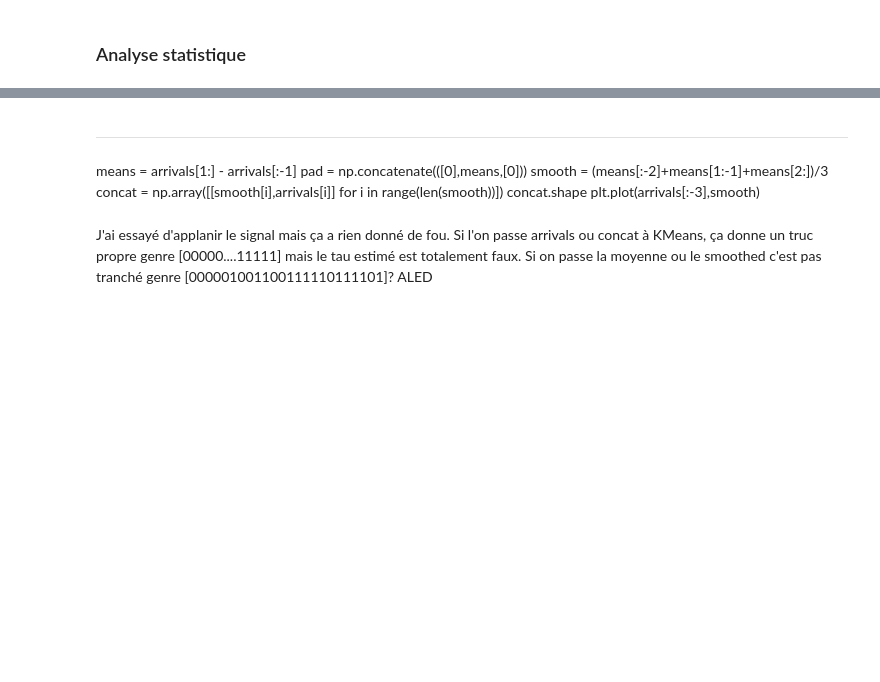
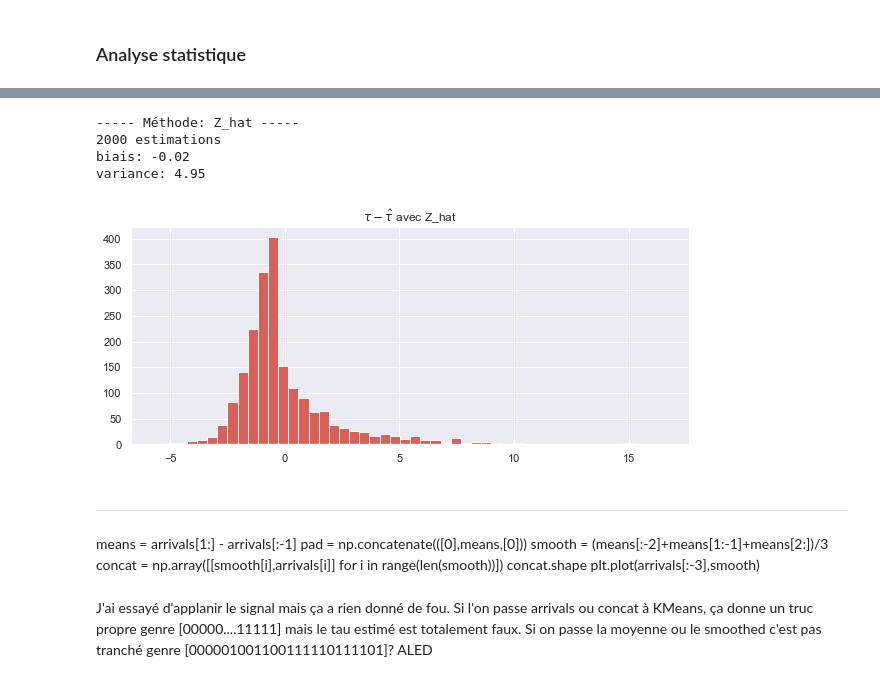
Before and after one commit to littlebuzzybee/MACS207b-Projet, a Jupyter notebook: MACS207b_Personnaz_Ly.ipynb, the cells around one changed output, grey strips where cells are left out. Drawn from its saved outputs; the diff is of its cells as text; code cells hidden in the pictures; blank space fills up the shorter version.

```diff
--- a/MACS207b_Personnaz_Ly.ipynb
+++ b/MACS207b_Personnaz_Ly.ipynb
@@ -385,3 +435,13 @@ variance: 12.05
+# %%
+taus_l_Zhat, est_taus_l_Zhat = repeat_ests(a, b, beg, end, 2000, seed, "Z_hat")
+# %%
+stat_summary(taus_l_Zhat, est_taus_l_Zhat, "Z_hat")
+# %% [output]
+----- Méthode: Z_hat -----
+2000 estimations
+biais: -0.02
+variance: 4.95
+[figure, added]
 # %% [markdown]
 <hr>
 # %% [markdown]
```
Also changed, not shown: parts of 9 cells of this notebook.
